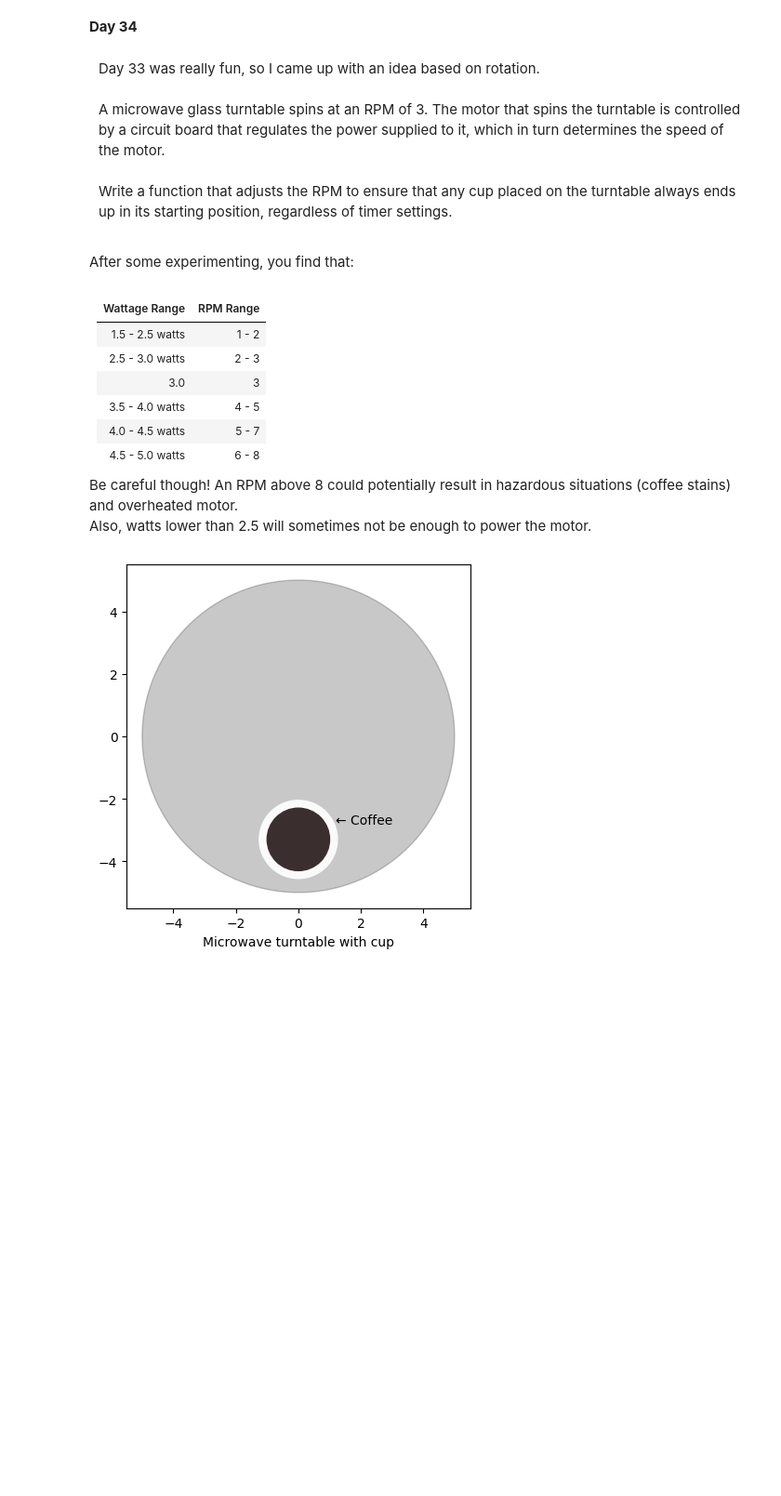
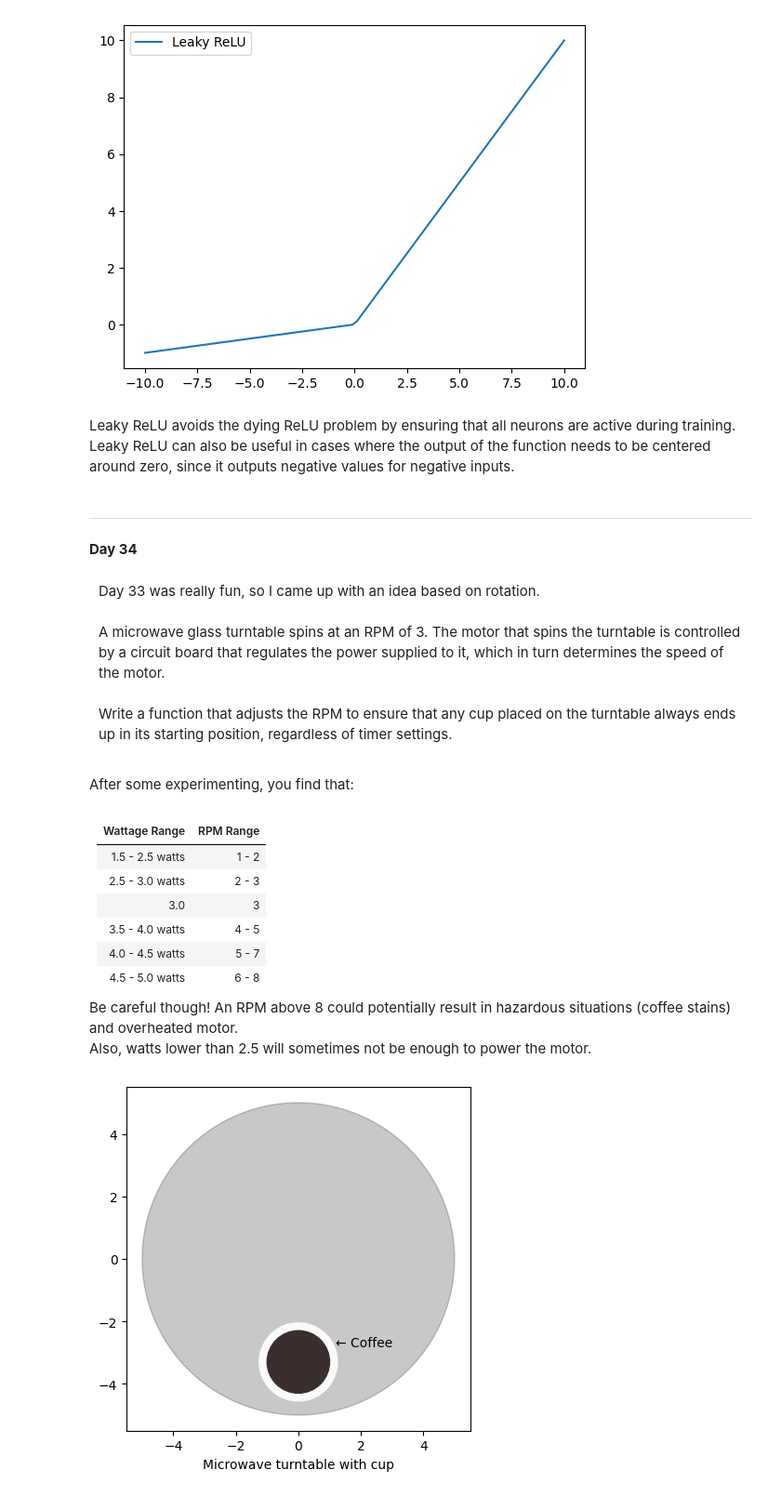
Before and after one commit to wlinds/mte, a Jupyter notebook: daily_doodle.ipynb, the cells around one changed output. Shown at 93% size. Saved outputs shown, nothing was run; the diff lists cells and outputs as text; code cells hidden in the pictures; blank space fills up the shorter version.

```diff
--- a/daily_doodle.ipynb
+++ b/daily_doodle.ipynb
@@ -1,4 +63,17 @@
+# %%
+def leaky_relu(x, alpha):
+    return np.maximum(alpha * x, x)
+# %%
+plt.plot(x, leaky_relu(x, alpha=0.1), label='Leaky ReLU')
+plt.legend()
+plt.show()
+# %% [output]
+[figure, added]
+# %% [markdown]
+Leaky ReLU avoids the dying ReLU problem by ensuring that all neurons are active during training. Leaky ReLU can also be useful in cases where the output of the function needs to be centered around zero, since it outputs negative values for negative inputs.
 # %% [markdown]
+---
+
 **Day 34**
 
 <div style="display: flex; flex-direction: row;">
```
Also changed, not shown: parts of 15 cells of this notebook.
